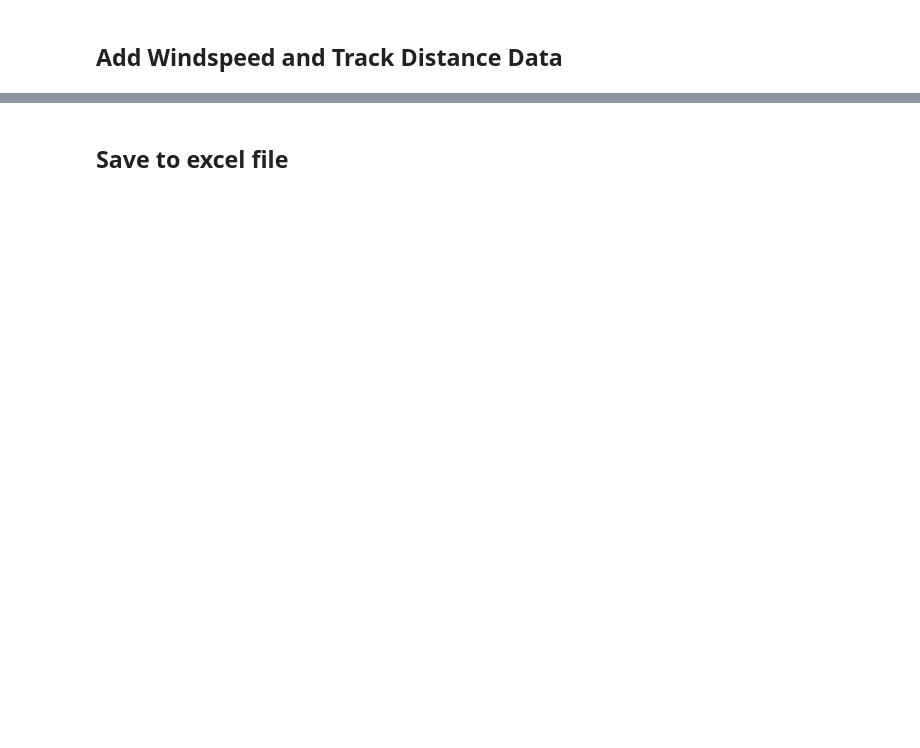
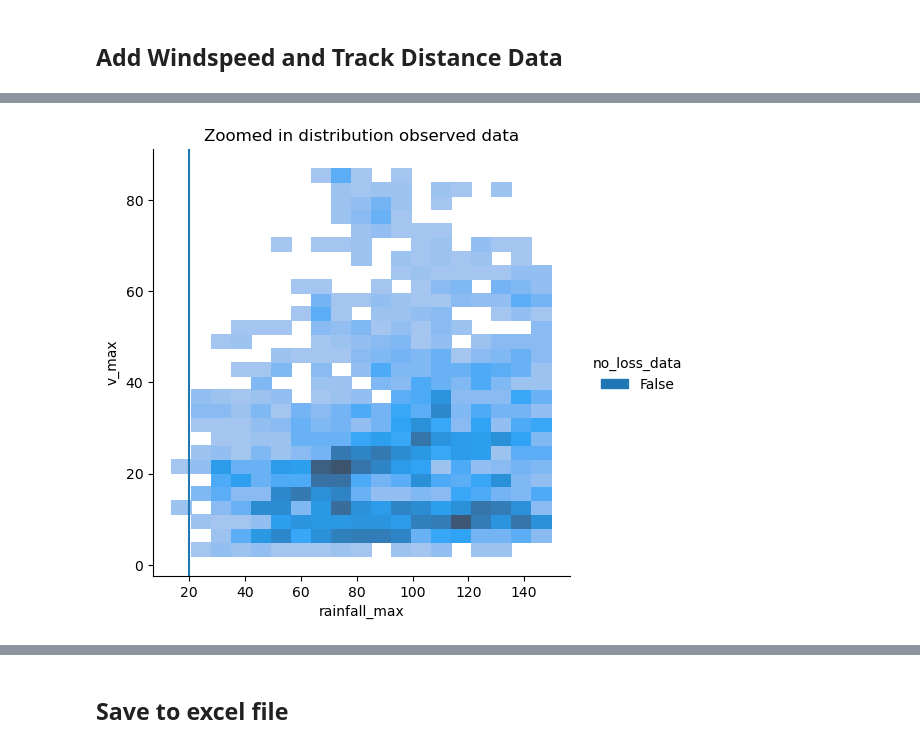
Before and after one commit to rodekruis/Typhoon_IBF_Rice_Damage_Model, a Jupyter notebook: IBF_typhoon_model/data/data_preparation_notebook.ipynb, the cells around one changed output, grey strips where cells are left out. Cells and saved outputs as stored; diff of their text form; code cells hidden in the pictures; blank space fills up the shorter version.

```diff
--- a/IBF_typhoon_model/data/data_preparation_notebook.ipynb
+++ b/IBF_typhoon_model/data/data_preparation_notebook.ipynb
@@ -126,3 +127,11 @@ display(mun_overview.head())
 | 3 | Abulug | PH021501000 | Cagayan | PH021500000 | Region II | PH020000000 |
 | 4 | Abuyog | PH083701000 | Leyte | PH083700000 | Region VIII | PH080000000 |
 [interactive output not drawn]
+# %%
+# Region overview
+file_name = "IBF_typhoon_model\\data\\restricted_data\\data_overview.xlsx"
+path = os.path.join(cdir, file_name)
+region_overview = pd.read_excel(
+    path, sheet_name="rice_loss_collection", engine="openpyxl"
+)
+display(region_overview.head())
@@ -500,0 +570,15 @@ df_total = df_total[df_total['dis_track_min'] <= 500]
+# %%
+# Plot the damage observations contour plot to see what boundary can be set
+df_plot = df_total[df_total['no_loss_data']==False]
+
+# Reduce the data size for plotting  only relevant part
+df_plot_new = df_plot[(df_plot["v_max"] < 100) & (df_plot["rainfall_max"] < 150)]
+sns.displot(df_plot_new, x="rainfall_max", y="v_max", hue='no_loss_data')
+
+# Estimate the line should be around 15
+plt.axvline(20, 0,80)
+
+plt.title("Zoomed in distribution observed data")
+plt.show()
+# %% [output]
+[figure, added]
```
Also changed, not shown: parts of 19 cells of this notebook.
